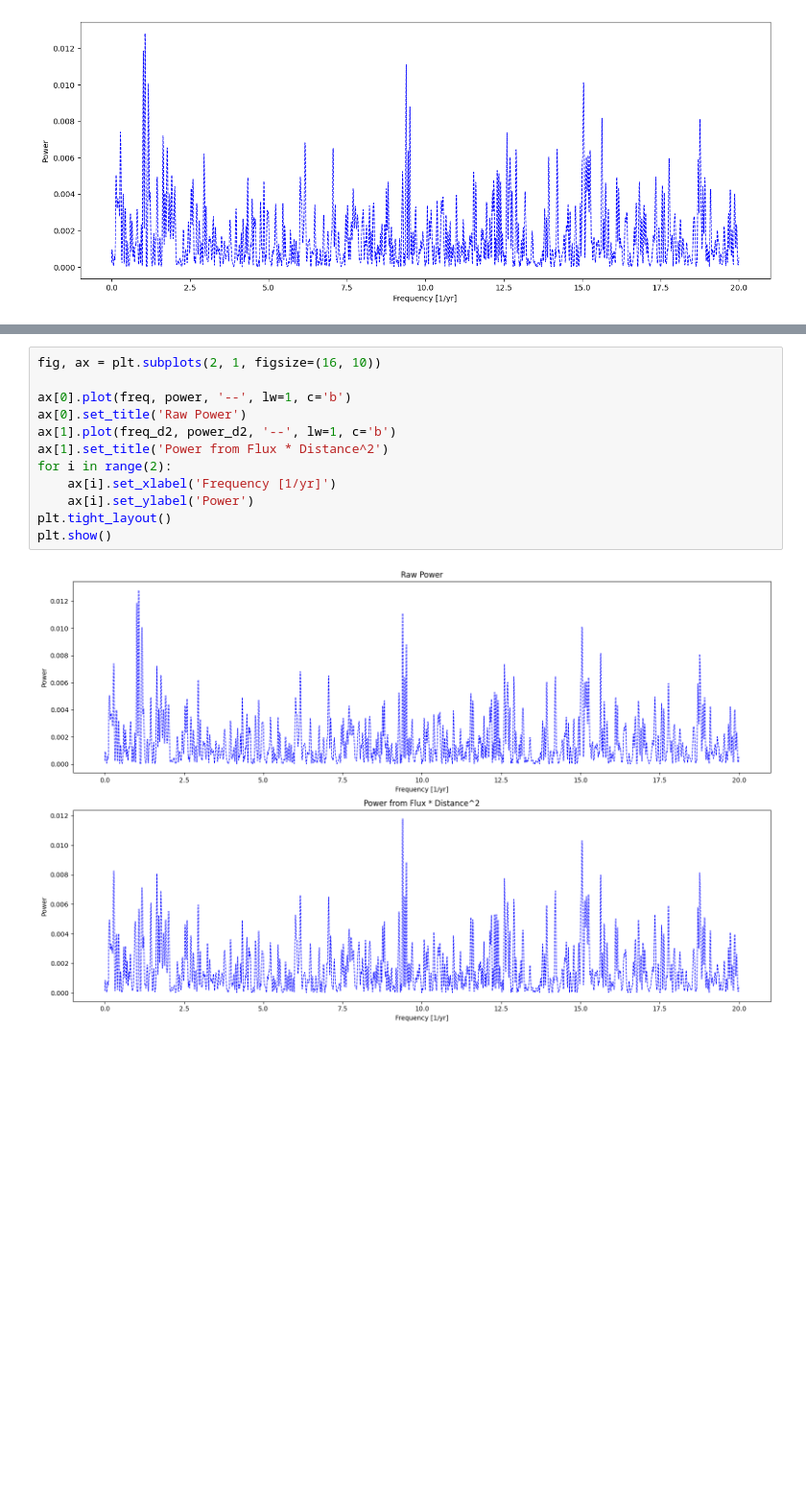
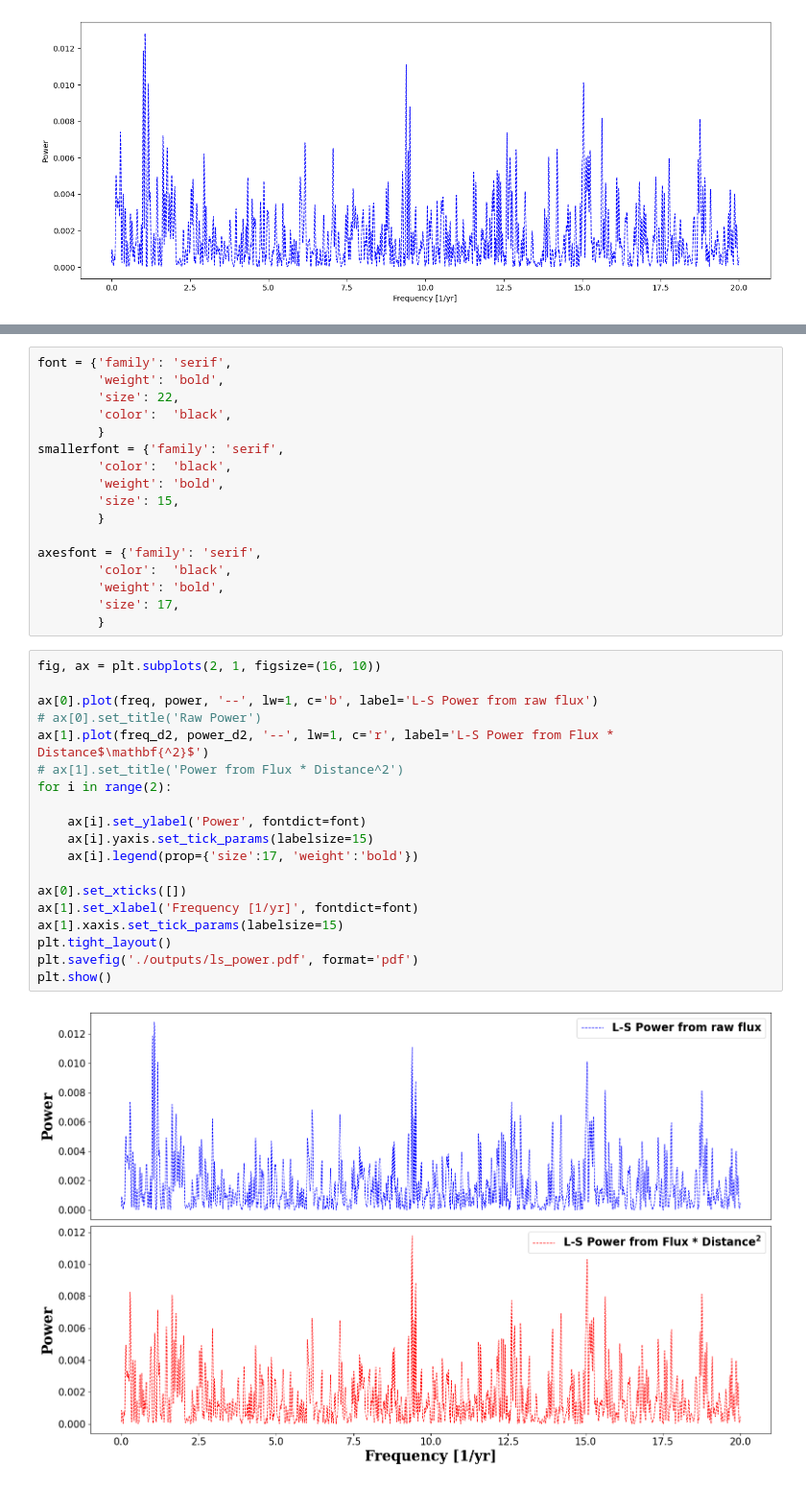
Before and after one commit to DarkWake9/Project-LP, a Jupyter notebook: task3.ipynb, the cells around one changed output, grey strips where cells are left out. Shown at 96% size. Saved outputs shown, nothing was run; the diff lists cells and outputs as text; blank space fills up the shorter version.

```diff
--- a/task3.ipynb
+++ b/task3.ipynb
@@ -114,20 +182,44 @@ plt.ylabel('Power')
 plt.show()
 # %% [output]
 [figure]
+# %%
+font = {'family': 'serif',
+        'weight': 'bold',
+        'size': 22,
+        'color':  'black',
+        }
+smallerfont = {'family': 'serif',
+        'color':  'black',
+        'weight': 'bold',
+        'size': 15,
+        }
+
+axesfont = {'family': 'serif',
+        'color':  'black',
+        'weight': 'bold',
+        'size': 17,
+        }
 # %%
 fig, ax = plt.subplots(2, 1, figsize=(16, 10))
 
-ax[0].plot(freq, power, '--', lw=1, c='b')
-ax[0].set_title('Raw Power')
-ax[1].plot(freq_d2, power_d2, '--', lw=1, c='b')
-ax[1].set_title('Power from Flux * Distance^2')
+ax[0].plot(freq, power, '--', lw=1, c='b', label='L-S Power from raw flux')
+# ax[0].set_title('Raw Power')
+ax[1].plot(freq_d2, power_d2, '--', lw=1, c='r', label='L-S Power from Flux * Distance$\mathbf{^2}$')
+# ax[1].set_title('Power from Flux * Distance^2')
 for i in range(2):
-    ax[i].set_xlabel('Frequency [1/yr]')
-    ax[i].set_ylabel('Power')
+
+    ax[i].set_ylabel('Power', fontdict=font)
+    ax[i].yaxis.set_tick_params(labelsize=15)
+    ax[i].legend(prop={'size':17, 'weight':'bold'})
+
+ax[0].set_xticks([])
+ax[1].set_xlabel('Frequency [1/yr]', fontdict=font)
+ax[1].xaxis.set_tick_params(labelsize=15)
 plt.tight_layout()
+plt.savefig('./outputs/ls_power.pdf', format='pdf')
 plt.show()
 # %% [output]
-[figure, old version]
+[figure, new version]
 # %%
 fig, ax = plt.subplots(2, 1, figsize=(18, 12))
 
```
Also changed, not shown: parts of 30 cells of this notebook, 4 other files.
